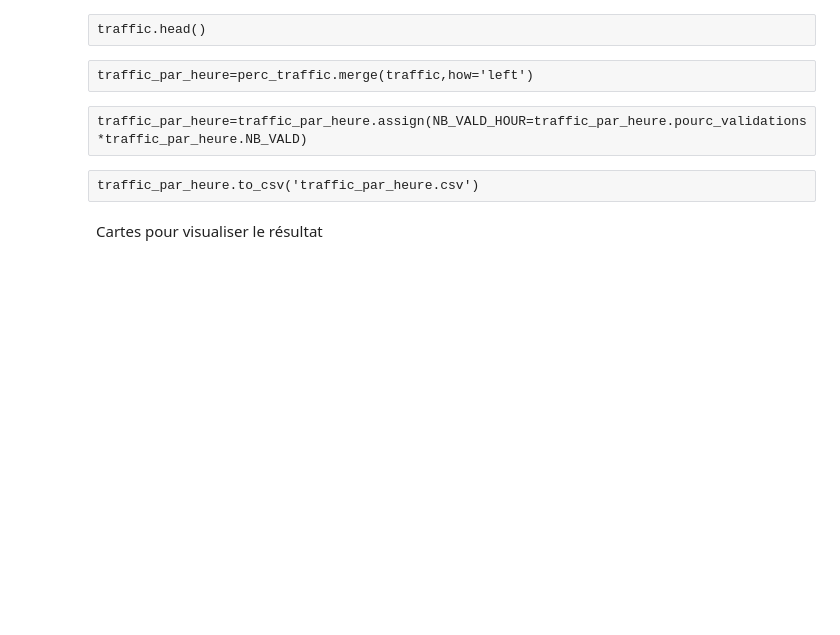
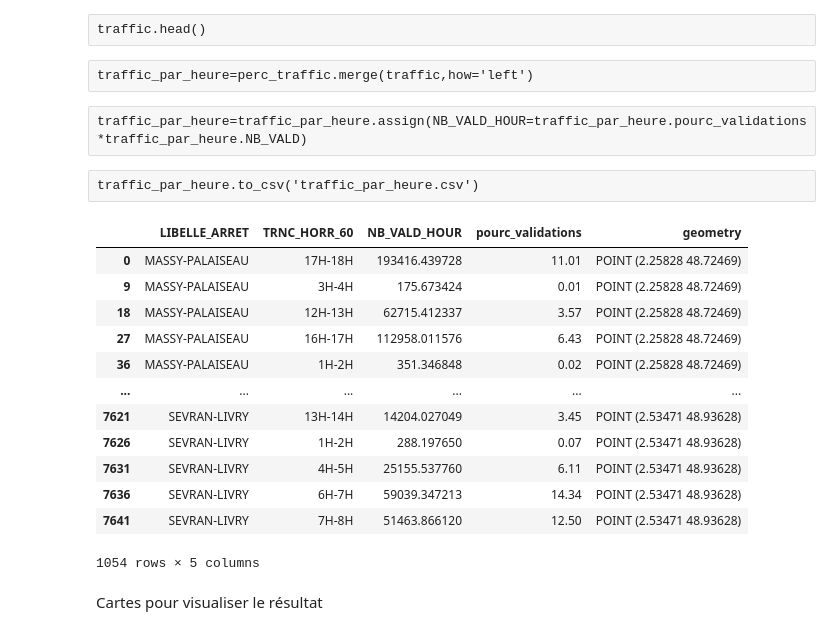
Before and after one commit to cerezamo/dataviz, a Jupyter notebook: variables.ipynb, the cells around one changed output. Cells and saved outputs as stored; diff of their text form; code cells hidden in the pictures; blank space fills up the shorter version.

```diff
--- a/variables.ipynb
+++ b/variables.ipynb
@@ -317,0 +327,24 @@ traffic_par_heure.to_csv('traffic_par_heure.csv')
+# %%
+stations=stations.merge(traffic_par_heure,left_on='nom_long',right_on='LIBELLE_ARRET',how='right')
+# %%
+stations=stations[['LIBELLE_ARRET','TRNC_HORR_60','NB_VALD_HOUR','pourc_validations','geometry']]
+# %%
+stations=stations.dropna()
+# %%
+stations=stations.drop_duplicates()
+# %%
+stations
+# %% [output]
+|  | LIBELLE_ARRET | TRNC_HORR_60 | NB_VALD_HOUR | pourc_validations | geometry |
+| 0 | MASSY-PALAISEAU | 17H-18H | 193416.439728 | 11.01 | POINT (2.25828 48.72469) |
+| 9 | MASSY-PALAISEAU | 3H-4H | 175.673424 | 0.01 | POINT (2.25828 48.72469) |
+| 18 | MASSY-PALAISEAU | 12H-13H | 62715.412337 | 3.57 | POINT (2.25828 48.72469) |
+| 27 | MASSY-PALAISEAU | 16H-17H | 112958.011576 | 6.43 | POINT (2.25828 48.72469) |
+| 36 | MASSY-PALAISEAU | 1H-2H | 351.346848 | 0.02 | POINT (2.25828 48.72469) |
+| ... | ... | ... | ... | ... | ... |
+| 7621 | SEVRAN-LIVRY | 13H-14H | 14204.027049 | 3.45 | POINT (2.53471 48.93628) |
+| 7626 | SEVRAN-LIVRY | 1H-2H | 288.197650 | 0.07 | POINT (2.53471 48.93628) |
+| 7631 | SEVRAN-LIVRY | 4H-5H | 25155.537760 | 6.11 | POINT (2.53471 48.93628) |
+| 7636 | SEVRAN-LIVRY | 6H-7H | 59039.347213 | 14.34 | POINT (2.53471 48.93628) |
+| 7641 | SEVRAN-LIVRY | 7H-8H | 51463.866120 | 12.50 | POINT (2.53471 48.93628) |
+1054 rows × 5 columns
```
Also changed, not shown: parts of 8 cells of this notebook, 1 other file.
